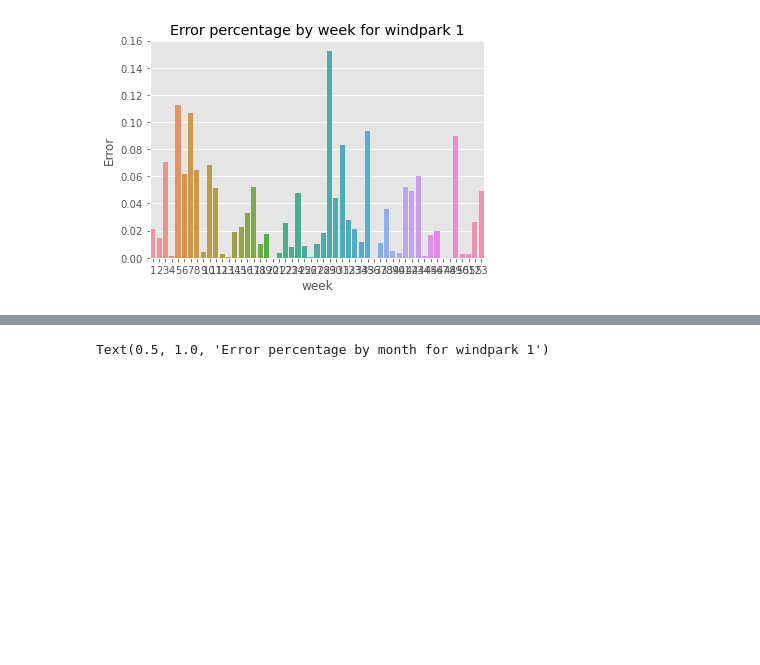
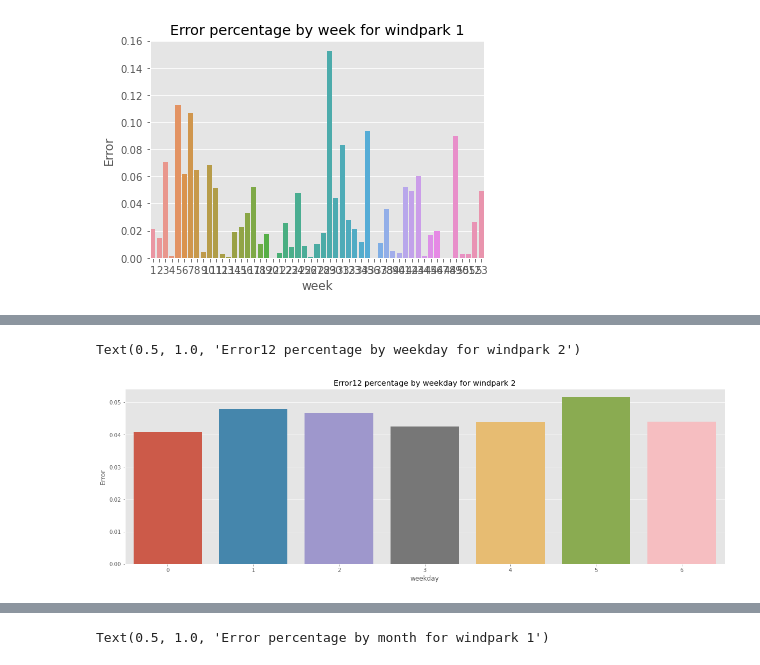
Before and after one commit to DZuercher/Datathlon2022, a Jupyter notebook: exploration/notebook_matthias.ipynb, the cells around one changed output, grey strips where cells are left out. Saved outputs shown, nothing was run; the diff lists cells and outputs as text; code cells hidden in the pictures; blank space fills up the shorter version.

```diff
--- a/exploration/notebook_matthias.ipynb
+++ b/exploration/notebook_matthias.ipynb
@@ -223,0 +232,12 @@ Text(0.5, 1.0, 'Error percentage by week for windpark 2')
+# %%
+df["year"]=df.measured_at.dt.year
+df["dayofmonth"]=df.measured_at.dt.day
+df["weekday"]=df.measured_at.dt.day_of_week
+df["hourofday"]=df.measured_at.dt.hour
+# %%
+fig, ax=plt.subplots(1,1,figsize=(20,6))
+sns.barplot(data=df[(df.park_id==2) & ((df.error_category == "ERROR=12") | (df.error_category=="NO_ERROR")) ], y="Error",x="weekday",ci=None)
+plt.title("Error12 percentage by weekday for windpark 2")
+# %% [output]
+Text(0.5, 1.0, 'Error12 percentage by weekday for windpark 2')
+[figure, added]
```
Also changed, not shown: parts of 5 cells of this notebook.
